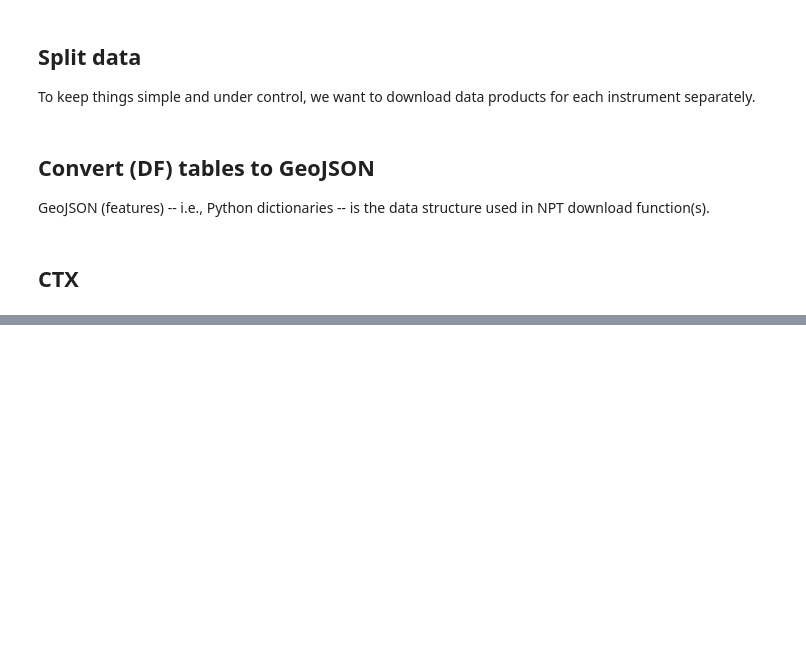
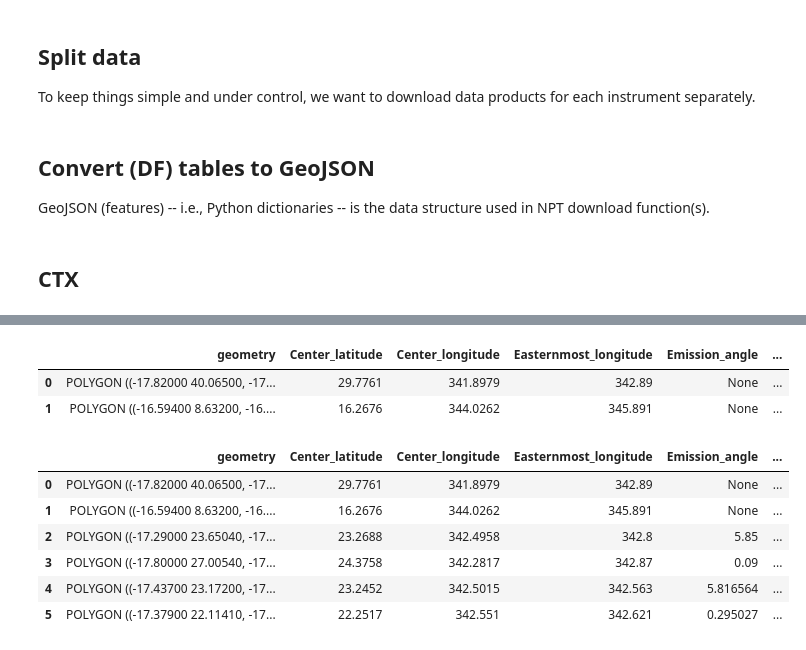
Before and after one commit to chbrandt/npt, a Jupyter notebook: notebooks/2_download_pds.ipynb, the cells around one changed output, grey strips where cells are left out. Cells and saved outputs as stored; diff of their text form; code cells hidden in the pictures; blank space fills up the shorter version.

```diff
--- a/notebooks/2_download_pds.ipynb
+++ b/notebooks/2_download_pds.ipynb
@@ -83,0 +86,5 @@ PDS LABEL file 'data/ctx/P04_002641_2046_XN_24N017W.lbl' created.
+# %%
+from geopandas import GeoDataFrame
+
+gdf_ctx_new = GeoDataFrame.from_features(gjson_ctx_new['features'])
+gdf_ctx_new
@@ -105,0 +116,3 @@ ERROR:download._is_downloaded(): HTTPSConnectionPool(host='hirise.lpl.arizona.ed
+# %%
+gdf_hirise_new = GeoDataFrame.from_features(gjson_hirise_new['features'])
+gdf_hirise_new
@@ -128,0 +148,26 @@ function _is_downloaded()
+# %%
+gdf_hrsc_new = GeoDataFrame.from_features(gjson_hrsc_new['features'])
+gdf_hrsc_new
+# %% [output]
+|  | geometry | Center_latitude | Center_longitude | Easternmost_longitude | Emission_angle | ... |
+| 0 | POLYGON ((-17.82000 40.06500, -17... | 29.7761 | 341.8979 | 342.89 | None | ... |
+| 1 | POLYGON ((-16.59400 8.63200, -16.... | 16.2676 | 344.0262 | 345.891 | None | ... |
+# %%
+from pandas import concat
+from geopandas import GeoDataFrame
+
+gdf = GeoDataFrame(concat([
+        gdf_hrsc_new,
+        gdf_ctx_new,
+        gdf_hirise_new,
+    ],ignore_index=True))
+# %%
+gdf
+# %% [output]
+|  | geometry | Center_latitude | Center_longitude | Easternmost_longitude | Emission_angle | ... |
+| 0 | POLYGON ((-17.82000 40.06500, -17... | 29.7761 | 341.8979 | 342.89 | None | ... |
+| 1 | POLYGON ((-16.59400 8.63200, -16.... | 16.2676 | 344.0262 | 345.891 | None | ... |
+| 2 | POLYGON ((-17.29000 23.65040, -17... | 23.2688 | 342.4958 | 342.8 | 5.85 | ... |
+| 3 | POLYGON ((-17.80000 27.00540, -17... | 24.3758 | 342.2817 | 342.87 | 0.09 | ... |
+| 4 | POLYGON ((-17.43700 23.17200, -17... | 23.2452 | 342.5015 | 342.563 | 5.816564 | ... |
+| 5 | POLYGON ((-17.37900 22.11410, -17... | 22.2517 | 342.551 | 342.621 | 0.295027 | ... |
```
Also changed, not shown: parts of 6 cells of this notebook, 10 other files.
